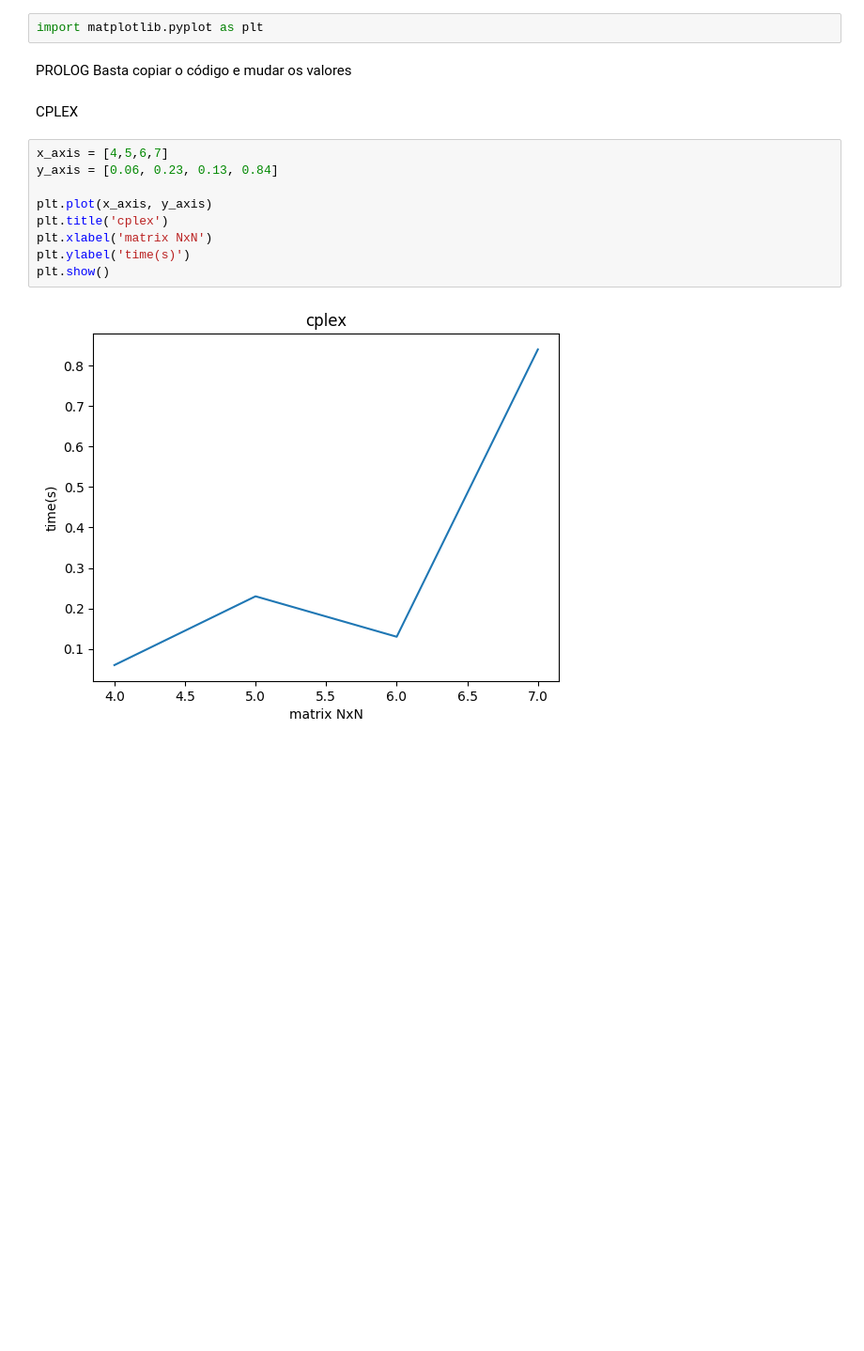
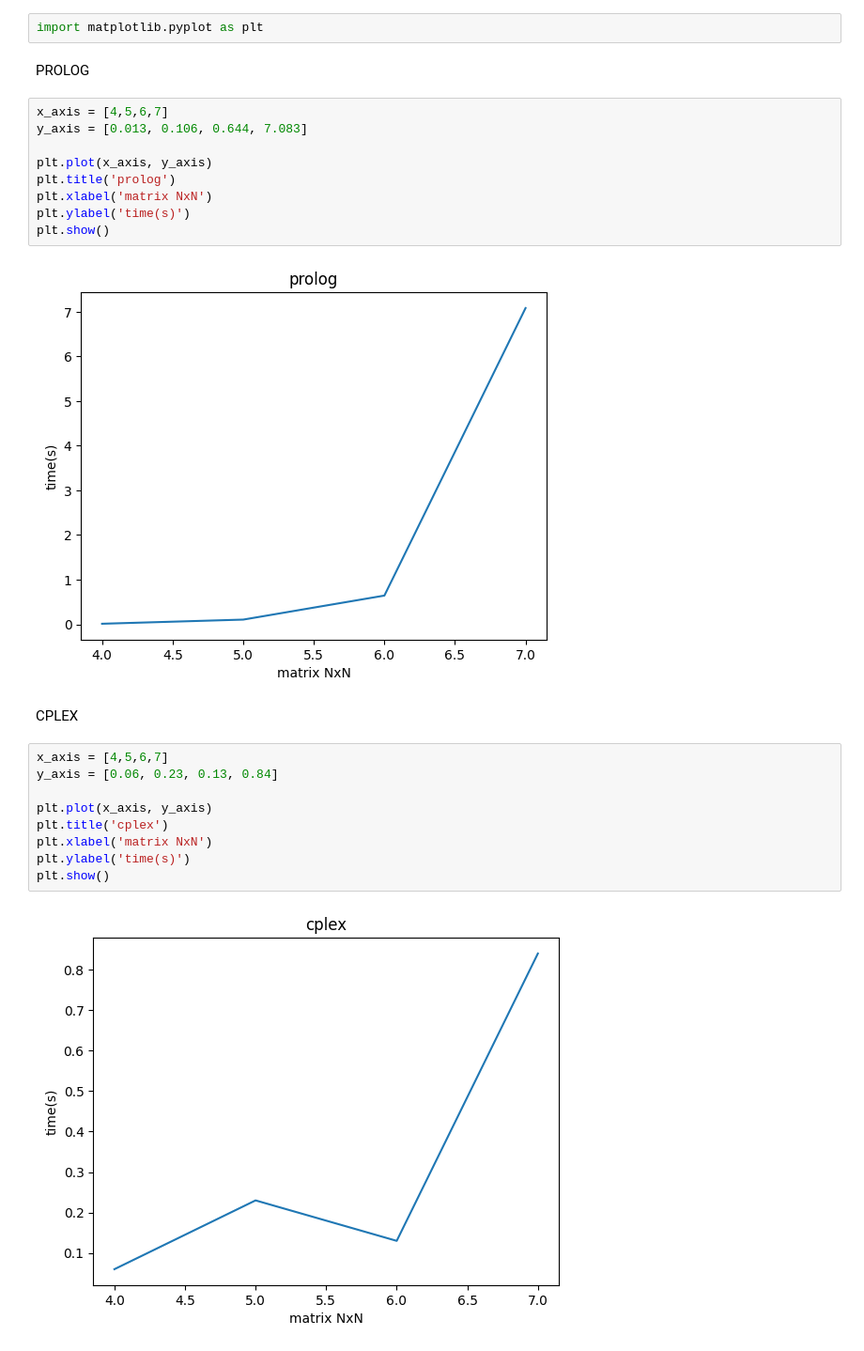
Before and after one commit to victorsnunes/Arithmetic-Sequence-Puzzles, a Jupyter notebook: cplex/data/graphic.ipynb, the cells around one changed output. Shown at 94% size. Drawn from its saved outputs; the diff is of its cells as text; blank space fills up the shorter version.

```diff
--- a/cplex/data/graphic.ipynb
+++ b/cplex/data/graphic.ipynb
@@ -1,8 +1,18 @@
 # %%
 import matplotlib.pyplot as plt
-# %% [markdown]
-PROLOG
-Basta copiar o código e mudar os valores
+# %% [markdown]
+PROLOG
+# %%
+x_axis = [4,5,6,7]
+y_axis = [0.013, 0.106, 0.644, 7.083]
+
+plt.plot(x_axis, y_axis)
+plt.title('prolog')
+plt.xlabel('matrix NxN')
+plt.ylabel('time(s)')
+plt.show()
+# %% [output]
+[figure, added]
 # %% [markdown]
 CPLEX
 # %%
```
Also changed, not shown: parts of 1 cell of this notebook, 1 other file.
